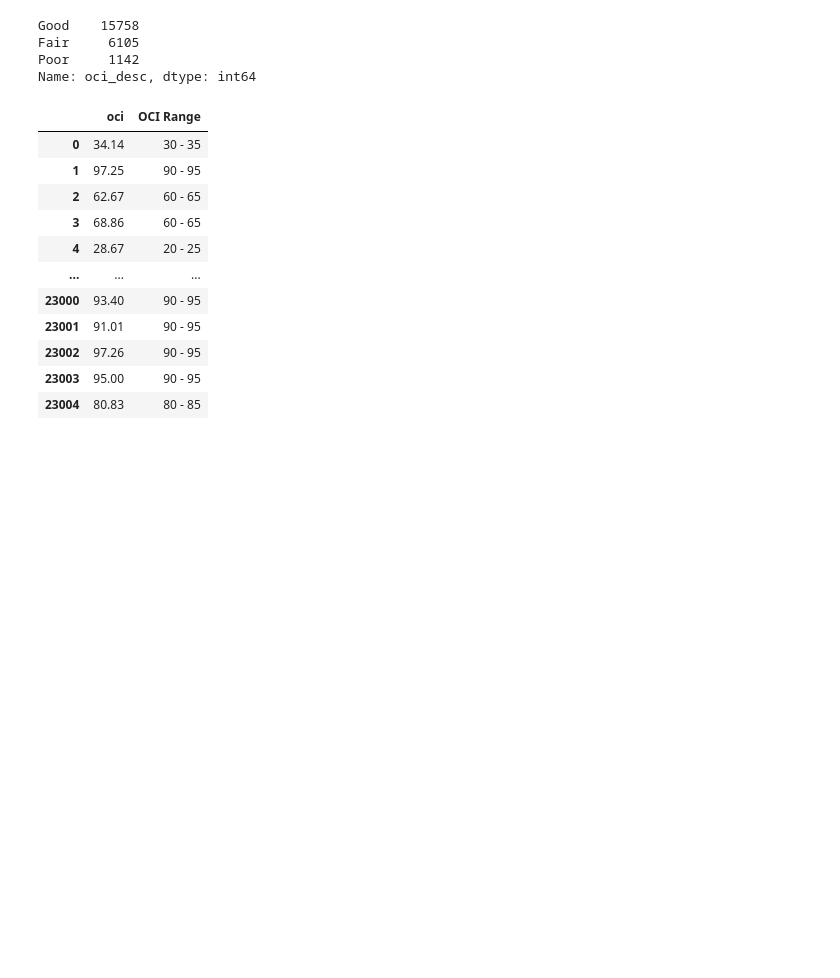
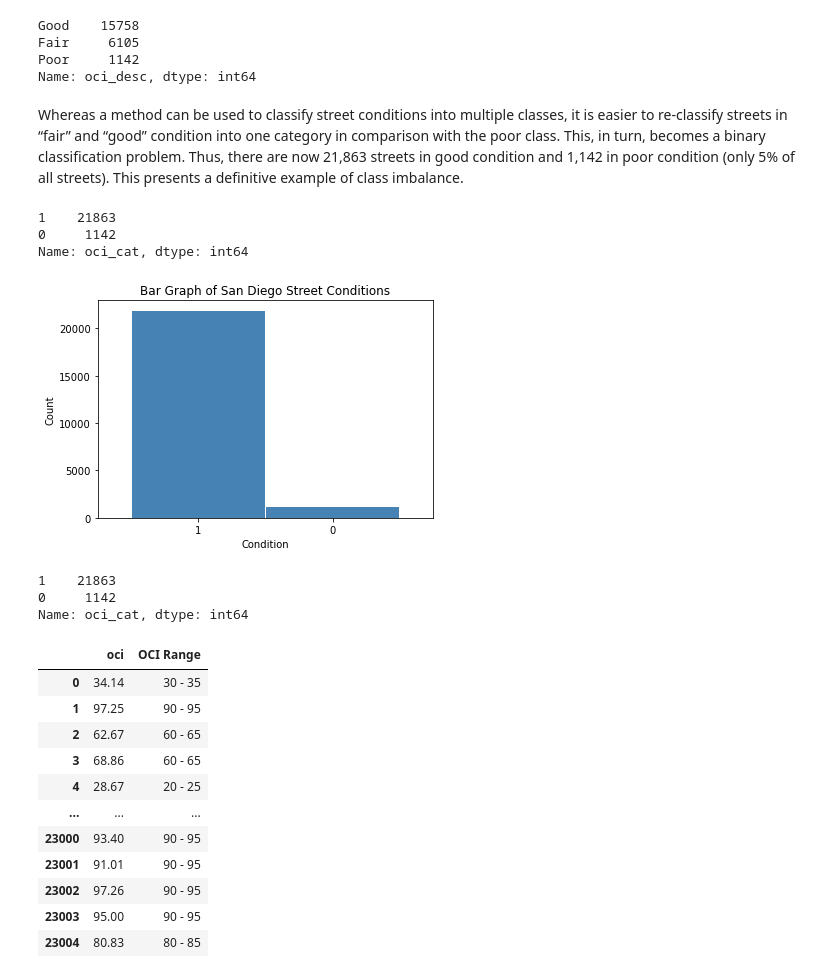
Before and after one commit to lshpaner/sd_streets, a Jupyter notebook: sdstreets.ipynb, the cells around one changed output. Cells and saved outputs as stored; diff of their text form; code cells hidden in the pictures; blank space fills up the shorter version.

```diff
--- a/sdstreets.ipynb
+++ b/sdstreets.ipynb
@@ -194,6 +191,33 @@ Good    15758
 Fair     6105
 Poor     1142
 Name: oci_desc, dtype: int64
+# %% [markdown]
+Whereas a method can be used to classify street conditions into multiple classes, it is easier to re-classify streets in “fair” and “good” condition into one category in comparison with the poor class. This, in turn, becomes a binary classification problem. Thus, there are now 21,863 streets in good condition and 1,142 in poor condition (only 5% of all streets). This presents a definitive example of class imbalance.
+# %%
+df['oci_cat'] = df['oci_desc'].map({'Good':1, 'Fair':1,
+                                    'Poor':0})
+cond = df['oci_cat'].value_counts()
+cond
+# %% [output]
+1    21863
+0     1142
+Name: oci_cat, dtype: int64
+# %%
+# oci ratings bar graph
+fig = plt.figure()
+cond.plot.bar(x ='lab', y='val', rot=0, width=0.99,
+                         color="steelblue")
+plt.title ('Bar Graph of San Diego Street Conditions')
+plt.xlabel('Condition')
+plt.ylabel('Count')
+plt.show()
+
+cond
+# %% [output]
+[figure, added]
+1    21863
+0     1142
+Name: oci_cat, dtype: int64
 # %%
 # cast oci info into range of values
 labels = [ "{0} - {1}".format(i, i + 5) for i in range(0, 100, 10) ]
```
Also changed, not shown: parts of 16 cells of this notebook.
